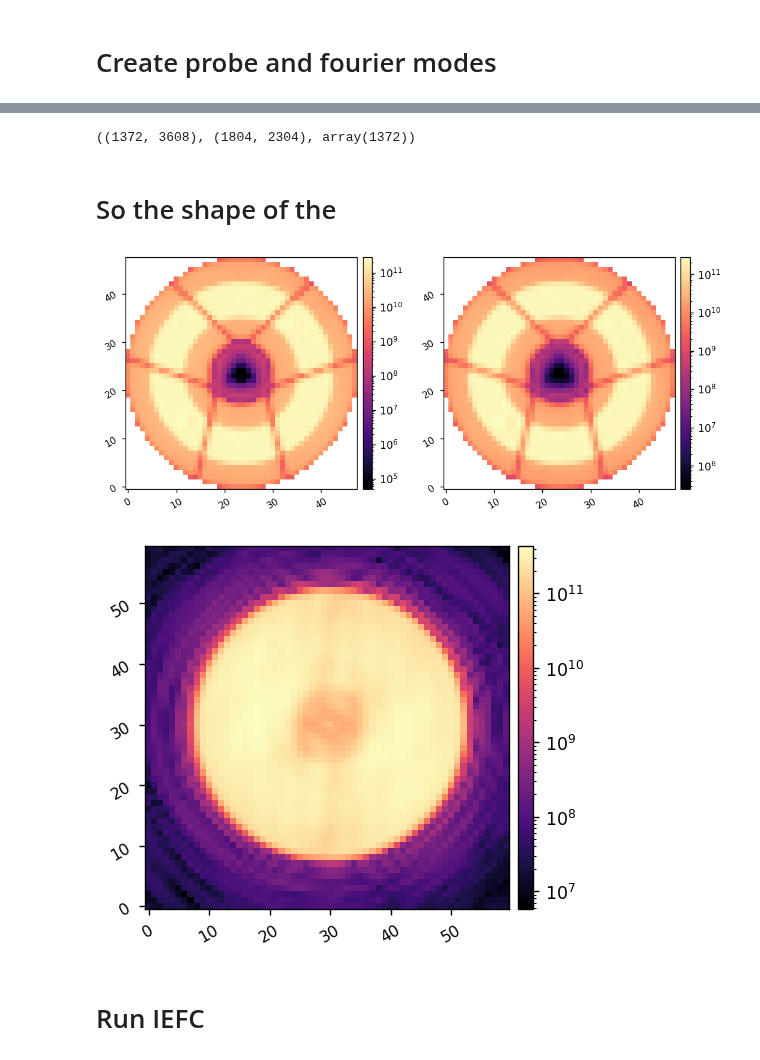
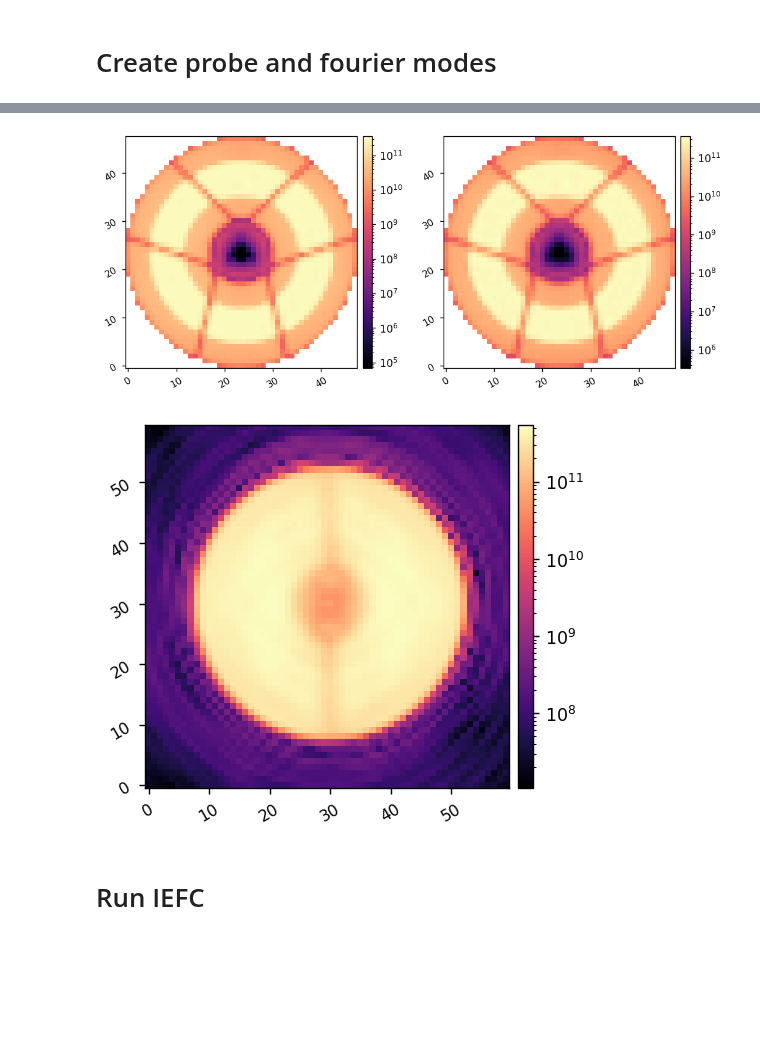
Before and after one commit to kian1377/roman-cgi-iefc, a Jupyter notebook: hlc_iefc_2dm_half_with_poke_modes.ipynb, the cells around one changed output, grey strips where cells are left out. Saved outputs shown, nothing was run; the diff lists cells and outputs as text; code cells hidden in the pictures; blank space fills up the shorter version.

```diff
--- a/hlc_iefc_2dm_half_with_poke_modes.ipynb
+++ b/hlc_iefc_2dm_half_with_poke_modes.ipynb
@@ -185,27 +138,20 @@ Saved data to:  /home/kianmilani/Projects/roman-cgi-iefc-data/response-data/hlc_
 # %%
 # date = 20230629
 # date = 20230703
-date = 20230726
-# date = today
+# date = 20230726
+date = today
 
 response_matrix = xp.array(fits.getdata(response_dir/f'hlc_iefc_2dm_poke_response_matrix_{date}.fits'))
 response_cube = xp.array(fits.getdata(response_dir/f'hlc_iefc_2dm_poke_response_cube_{date}.fits'))
+
+dm1_response = utils.map_acts_to_dm(xp.sqrt(xp.sum(response_matrix[:,:mode.Nacts]**2, axis=0)), mode.dm_mask)
+dm2_response = utils.map_acts_to_dm(xp.sqrt(xp.sum(response_matrix[:,mode.Nacts:]**2, axis=0)), mode.dm_mask)
+imshow2(dm1_response , dm2_response, lognorm=True)
+
+fp_response = xp.sqrt(xp.sum(abs(response_cube)**2, axis=(0,1))).reshape(mode.npsf, mode.npsf)
+imshow1(fp_response, lognorm=True)
+# %% [output]
+[figure, added]
+[figure, added]
-# %%
-response_matrix.shape, calib_modes.shape, control_mask.sum()*2
-# %% [output]
-((1372, 3608), (1804, 2304), array(1372))
-# %% [markdown]
-# So the shape of the
-# %%
-reload(utils)
-dm1_response = utils.map_acts_to_dm(xp.sqrt(xp.sum(response_matrix[:,:mode.Nacts]**2, axis=0)), mode.dm_mask)
-dm2_response = utils.map_acts_to_dm(xp.sqrt(xp.sum(response_matrix[:,mode.Nacts:]**2, axis=0)), mode.dm_mask)
-imshow2(dm1_response , dm2_response, lognorm=True)
-
-fp_response = xp.sqrt(xp.sum(abs(response_cube)**2, axis=(0,1))).reshape(mode.npsf, mode.npsf)
-imshow1(fp_response, lognorm=True)
-# %% [output]
-[figure, removed]
-[figure, removed]
 # %% [markdown]
 # Run IEFC
```
Also changed, not shown: parts of 12 cells of this notebook, 9 other files.
